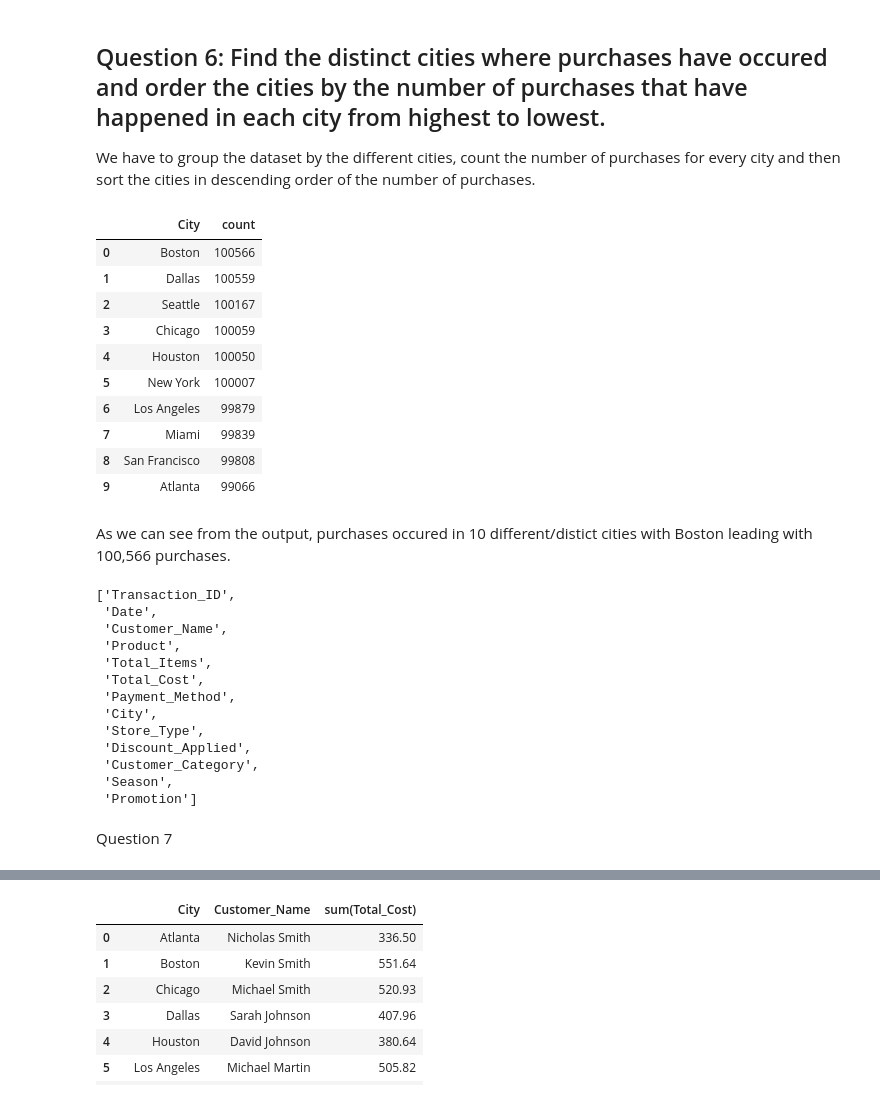
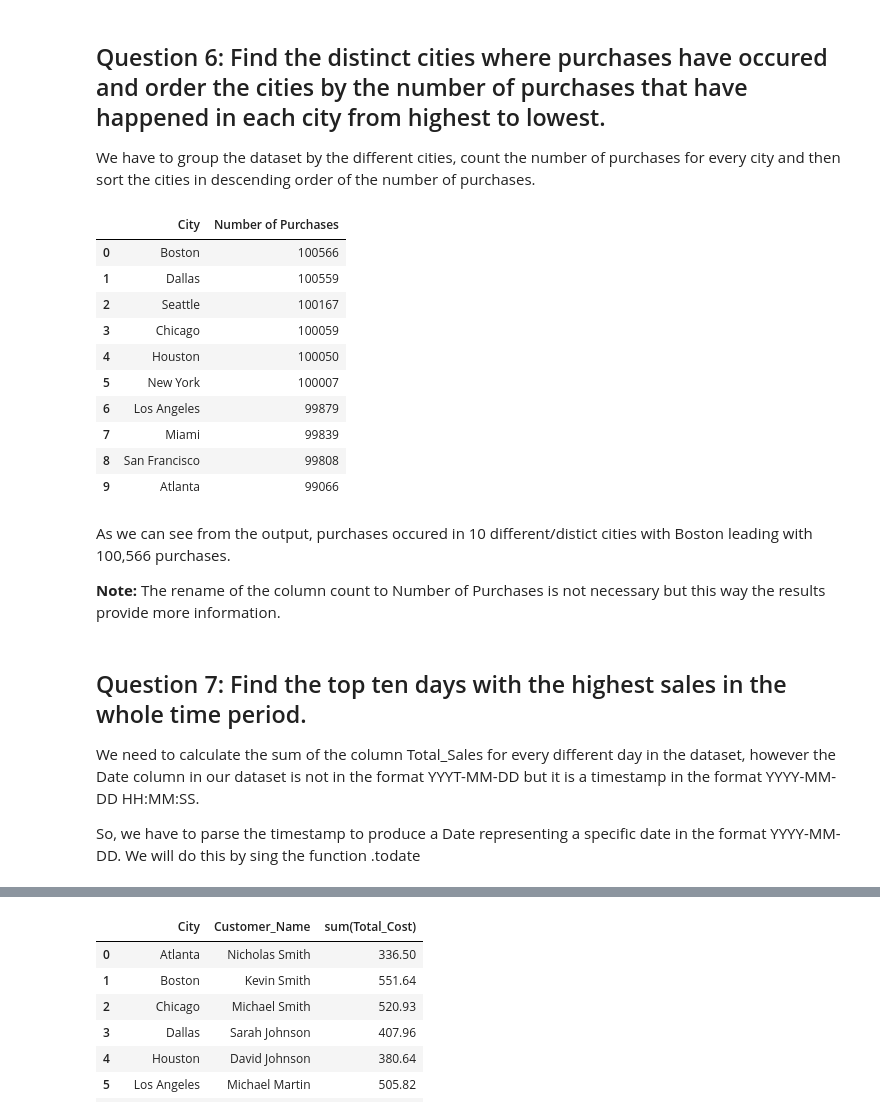
Before and after one commit to tasosrigos-bit/my-spark-project, a Jupyter notebook: spark-assignment/f2822511-Rigos-Anastasios.ipynb, the cells around one changed output, grey strips where cells are left out. Drawn from its saved outputs; the diff is of its cells as text; code cells hidden in the pictures.

```diff
--- a/spark-assignment/f2822511-Rigos-Anastasios.ipynb
+++ b/spark-assignment/f2822511-Rigos-Anastasios.ipynb
@@ -246,15 +279,15 @@ retail_df.filter("Promotion != 'None'").toPandas().iloc[-10:]
 We have to group the dataset by the different cities, count the number of purchases for every city and then sort the cities in descending order of the number of purchases.
 # %%
 # Group the DataFrame by the City column,
-# count the number of occurrences of each city,
-# sort the results in descending order based on the count
+# count the number of occurrences of each city and remane the column to Number of Purchases
+# sort the results in descending order based on the Number of Purchases
 # and convert the result to a Pandas DataFrame
 retail_df.groupBy("City") \
-    .count() \
+    .count().withColumnRenamed("count","Number of Purchases") \
     .sort("count", ascending=False) \
     .toPandas()
 # %% [output]
-|  | City | count |
+|  | City | Number of Purchases |
 | 0 | Boston | 100566 |
 | 1 | Dallas | 100559 |
 | 2 | Seattle | 100167 |
@@ -267,24 +300,14 @@ retail_df.groupBy("City") \
 | 9 | Atlanta | 99066 |
 # %% [markdown]
 As we can see from the output, purchases occured in 10 different/distict cities with Boston leading with 100,566 purchases.
+
+**Note:** The rename of the column count to Number of Purchases is not necessary but this way the results provide more information.
-# %%
-retail_df.columns
-# %% [output]
-['Transaction_ID',
- 'Date',
- 'Customer_Name',
- 'Product',
- 'Total_Items',
- 'Total_Cost',
- 'Payment_Method',
- 'City',
- 'Store_Type',
- 'Discount_Applied',
- 'Customer_Category',
- 'Season',
- 'Promotion']
 # %% [markdown]
-Question 7
+## Question 7: Find the top ten days with the highest sales in the whole time period.
+
+We need to calculate the sum of the column Total_Sales for every different day in the dataset, however the Date column in our dataset is not in the format YYYT-MM-DD but it is a timestamp in the format YYYY-MM-DD HH:MM:SS.
+
+So, we have to parse the timestamp to produce a Date representing a specific date in the format YYYY-MM-DD. We will do this by sing the function .todate
 # %%
 import pyspark.sql.functions as fs
 
```
Also changed, not shown: parts of 32 cells of this notebook.
